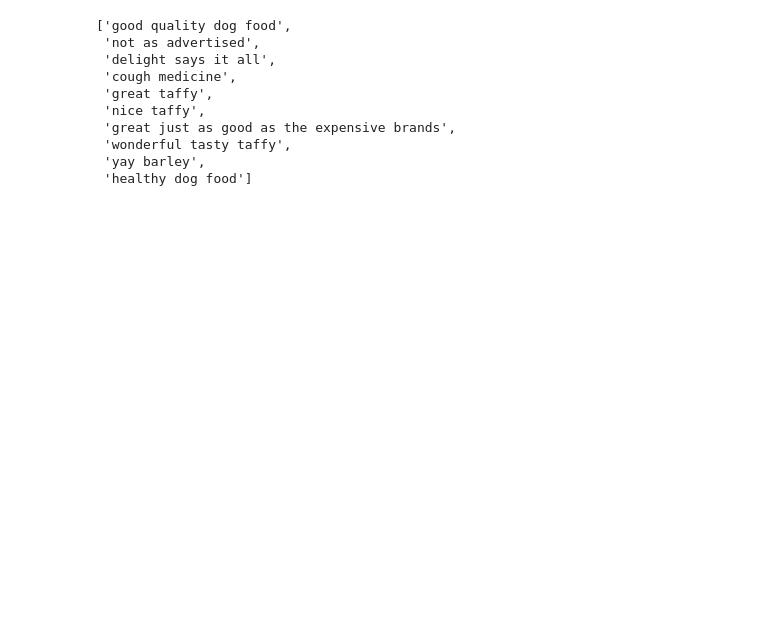
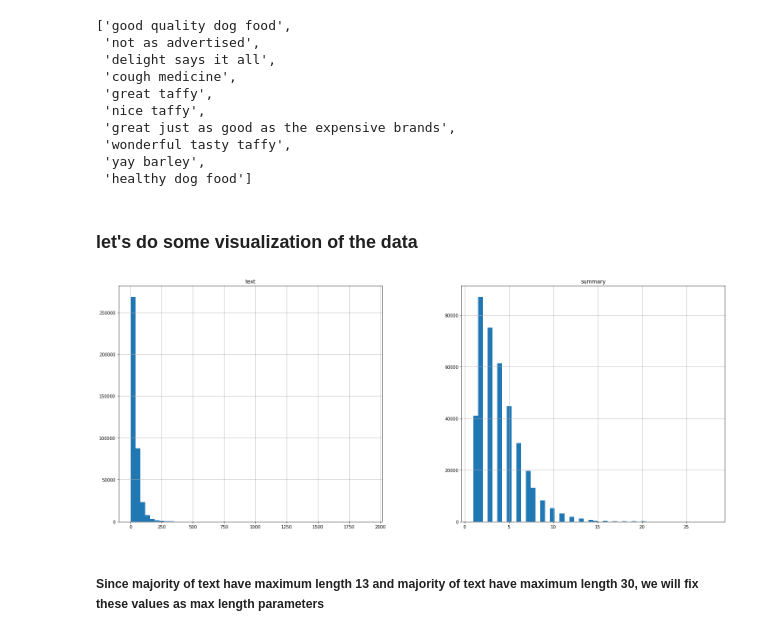
Before and after one commit to jeelmakani/nlp-text-summerization, a Jupyter notebook: text-summerize.ipynb, the cells around one changed output. Cells and saved outputs as stored; diff of their text form; code cells hidden in the pictures; blank space fills up the shorter version.

```diff
--- a/text-summerize.ipynb
+++ b/text-summerize.ipynb
@@ -204,0 +310,22 @@ data.dropna(axis=0,inplace=True)
+# %% [markdown]
+### let's do some visualization of the data
+# %%
+text_word_count = []
+summary_word_count = []
+
+# populate the lists with sentence lengths
+for i in data["cleaned_text"]:
+    text_word_count.append(len(i.split()))
+
+for i in data["cleaned_summary"]:
+    summary_word_count.append(len(i.split()))
+
+length_df = pd.DataFrame({"text": text_word_count, "summary": summary_word_count})
+
+length_df.hist(bins=50, figsize=(25, 10))
+
+plt.show()
+# %% [output]
+[figure, added]
+# %% [markdown]
+##### Since majority of text have maximum length 13 and majority of text have maximum length 30, we will fix these values as max length parameters
```
Also changed, not shown: parts of 22 cells of this notebook, 4 other files.
